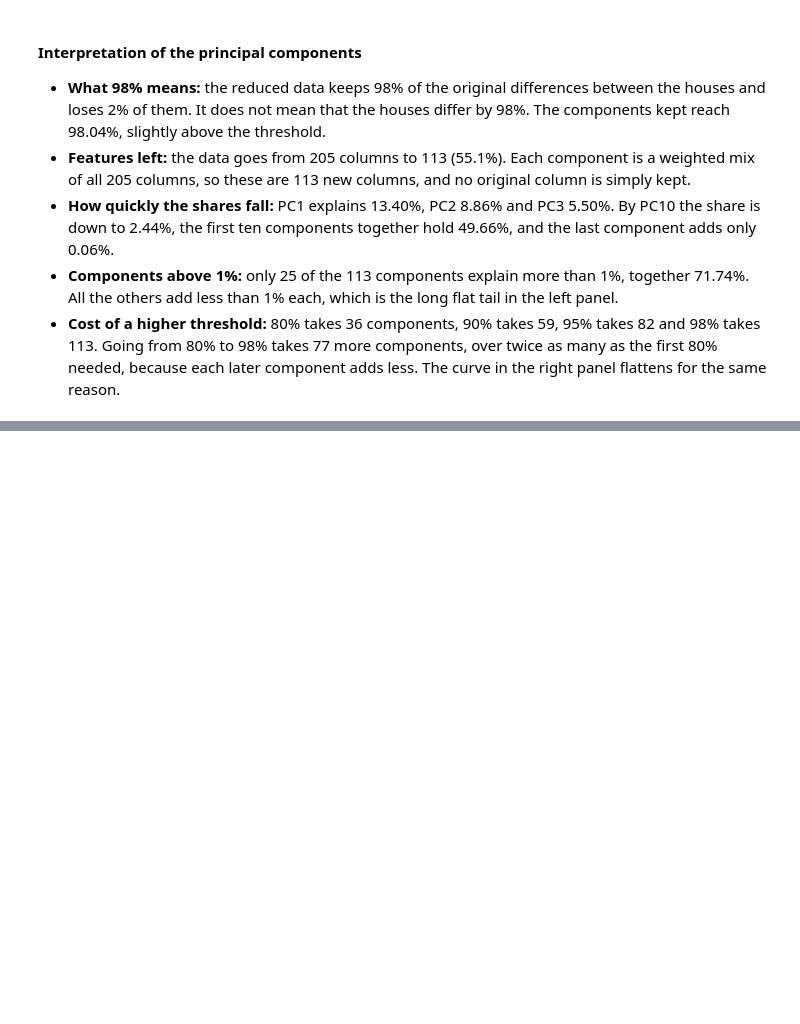
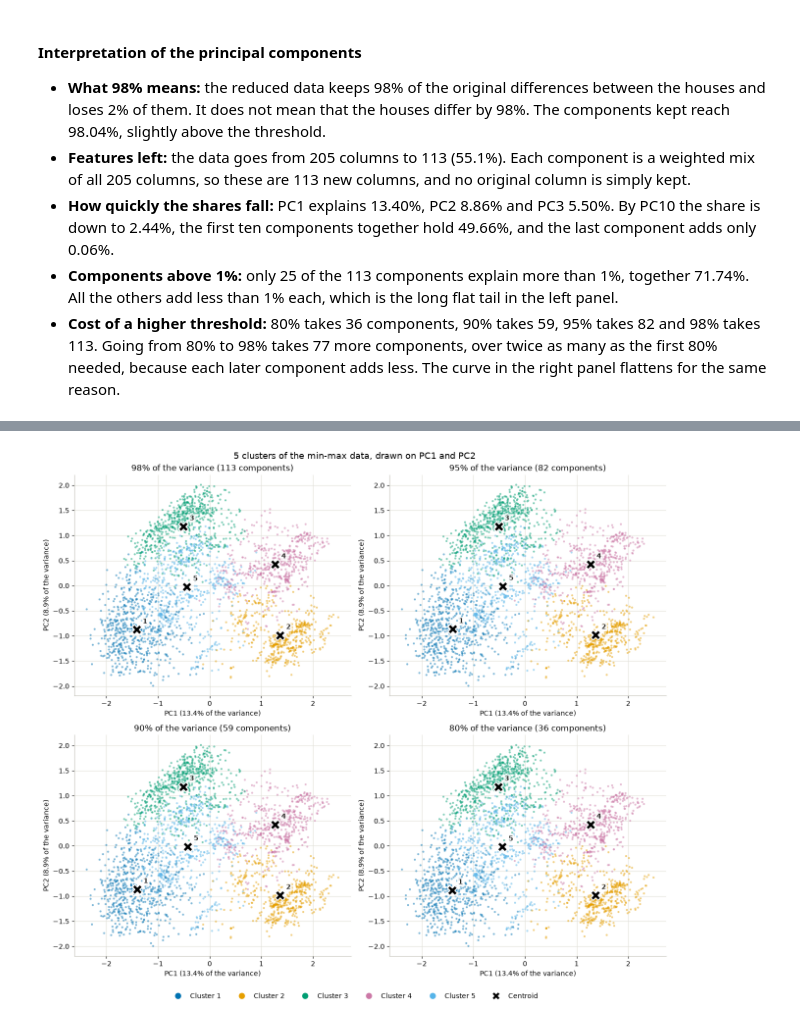
Before and after one commit to AdelinGabriel21/ames-housing-analysis, a Jupyter notebook: notebooks/08_pca_kmeans_clustering.ipynb, the cells around one changed output, grey strips where cells are left out. Cells and saved outputs as stored; diff of their text form; code cells hidden in the pictures; blank space fills up the shorter version.

```diff
--- a/notebooks/08_pca_kmeans_clustering.ipynb
+++ b/notebooks/08_pca_kmeans_clustering.ipynb
@@ -389,0 +549,12 @@ plt.show()
+# %%
+n_clusters = 5
+
+rows = []
+for seed in [*seeds, SEED]:
+    model = KMeans(n_clusters=n_clusters, n_init=N_INIT, random_state=seed).fit(test_data)
+    rows.append({"Seed": seed, "Inertia": model.inertia_, "Cluster sizes": sorted(np.bincount(model.labels_).tolist())})
+
+print(f"Chosen number of clusters: {n_clusters}")
+print(f"Runs at {test_threshold:.0%} of the variance with each seed:")
+with pd.option_context("display.max_colwidth", None):
+    display(pd.DataFrame(rows).set_index("Seed").round(1))
@@ -389,0 +586,23 @@ plt.show()
+# %%
+models = fit_models(reduced, component_counts, n_clusters)
+labels_at_98 = models[0.98].labels_
+
+rows = []
+for threshold, model in models.items():
+    count = component_counts[threshold]
+    values = silhouette_samples(reduced[:, :count], model.labels_)
+    sizes = np.bincount(model.labels_)
+    rows.append(
+        {
+            "Variance kept": f"{threshold:.0%}",
+            "Components": count,
+            **{f"Cluster {number}": size for number, size in enumerate(sizes, start=1)},
+            "Inertia": model.inertia_,
+            "Average silhouette": values.mean(),
+            "Negative silhouette": (values < 0).mean(),
+            "Houses not in their 98% cluster": (model.labels_ != labels_at_98).sum(),
+        }
+    )
+
+final_models = pd.DataFrame(rows).set_index("Variance kept")
+display(final_models.round(3))
@@ -389,0 +616,8 @@ plt.show()
+# %%
+panels = {
+    f"{threshold:.0%} of the variance ({component_counts[threshold]} components)": (pca, reduced, model)
+    for threshold, model in models.items()
+}
+plot_clusters(panels, f"{n_clusters} clusters of the min-max data, drawn on PC1 and PC2")
+# %% [output]
+[figure, added]
```
Also changed, not shown: parts of 17 cells of this notebook, 6 other files.
